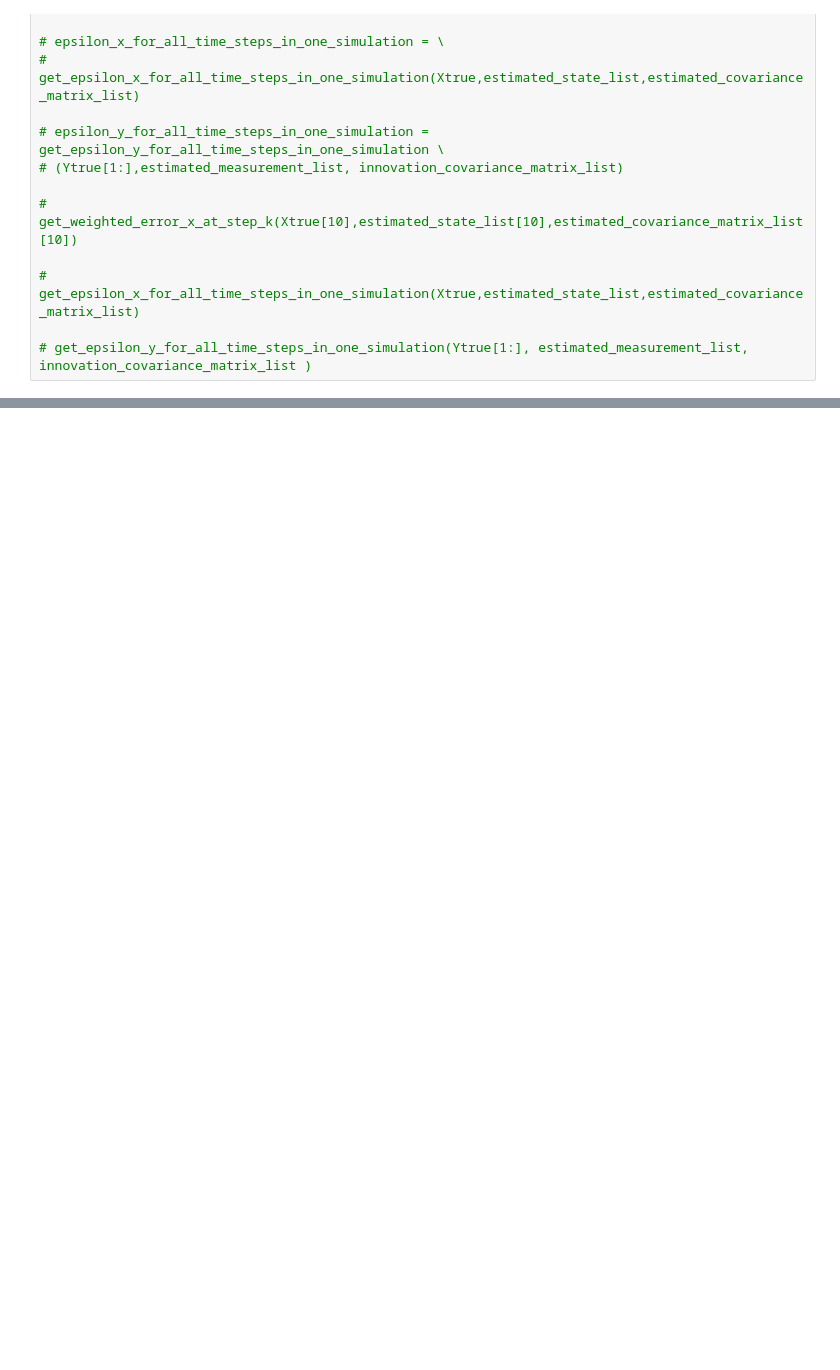
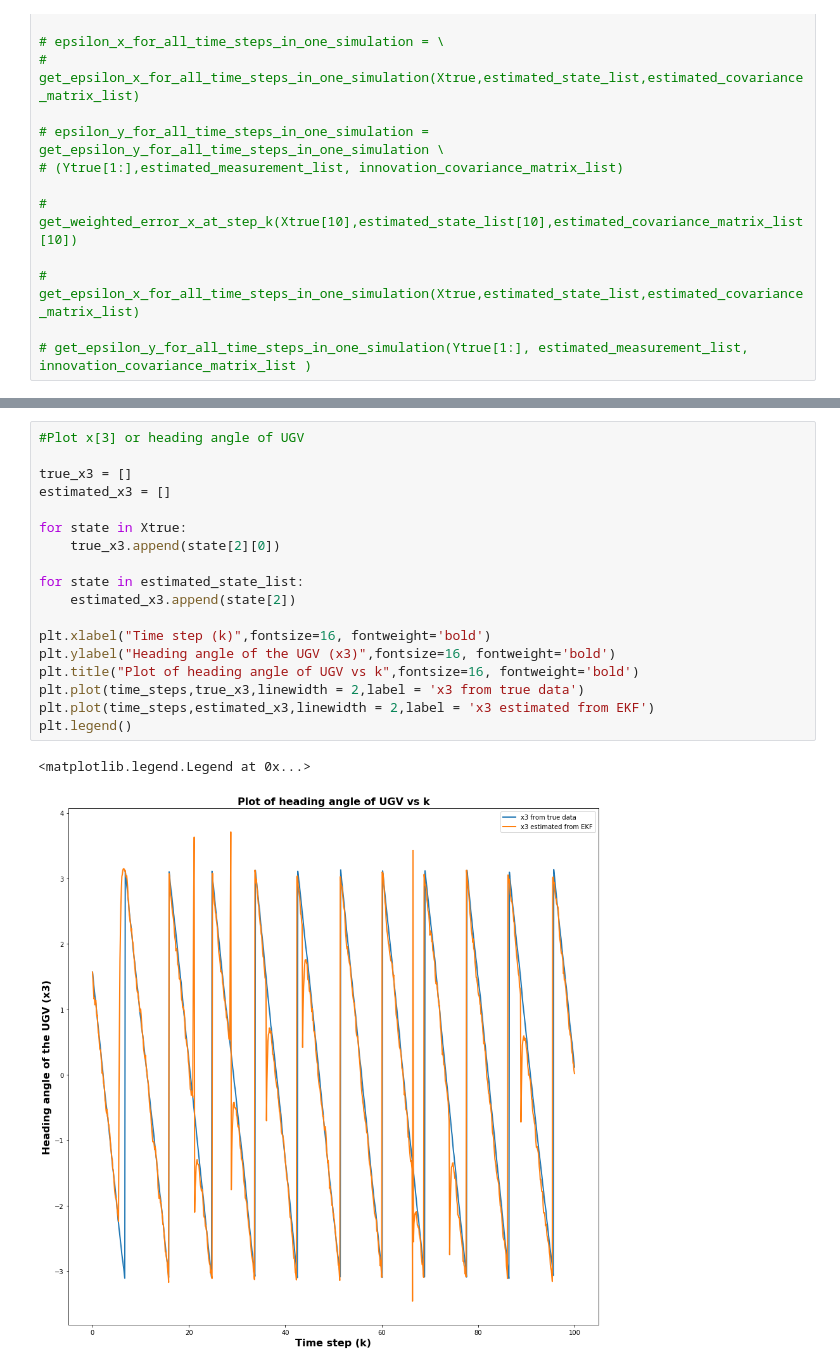
Before and after one commit to himanshugupta1009/robot_localization, a Jupyter notebook: Project_Report_2/EKF.ipynb, the cells around one changed output, grey strips where cells are left out. Drawn from its saved outputs; the diff is of its cells as text; blank space fills up the shorter version.

```diff
--- a/Project_Report_2/EKF.ipynb
+++ b/Project_Report_2/EKF.ipynb
@@ -431,0 +466,21 @@ len(Rtrue)
+# %%
+#Plot x[3] or heading angle of UGV
+
+true_x3 = []
+estimated_x3 = []
+
+for state in Xtrue:
+    true_x3.append(state[2][0])
+
+for state in estimated_state_list:
+    estimated_x3.append(state[2])
+
+plt.xlabel("Time step (k)",fontsize=16, fontweight='bold')
+plt.ylabel("Heading angle of the UGV (x3)",fontsize=16, fontweight='bold')
+plt.title("Plot of heading angle of UGV vs k",fontsize=16, fontweight='bold')
+plt.plot(time_steps,true_x3,linewidth = 2,label = 'x3 from true data')
+plt.plot(time_steps,estimated_x3,linewidth = 2,label = 'x3 estimated from EKF')
+plt.legend()
+# %% [output]
+<matplotlib.legend.Legend at 0x...>
+[figure, added]
```
Also changed, not shown: parts of 16 cells of this notebook.
